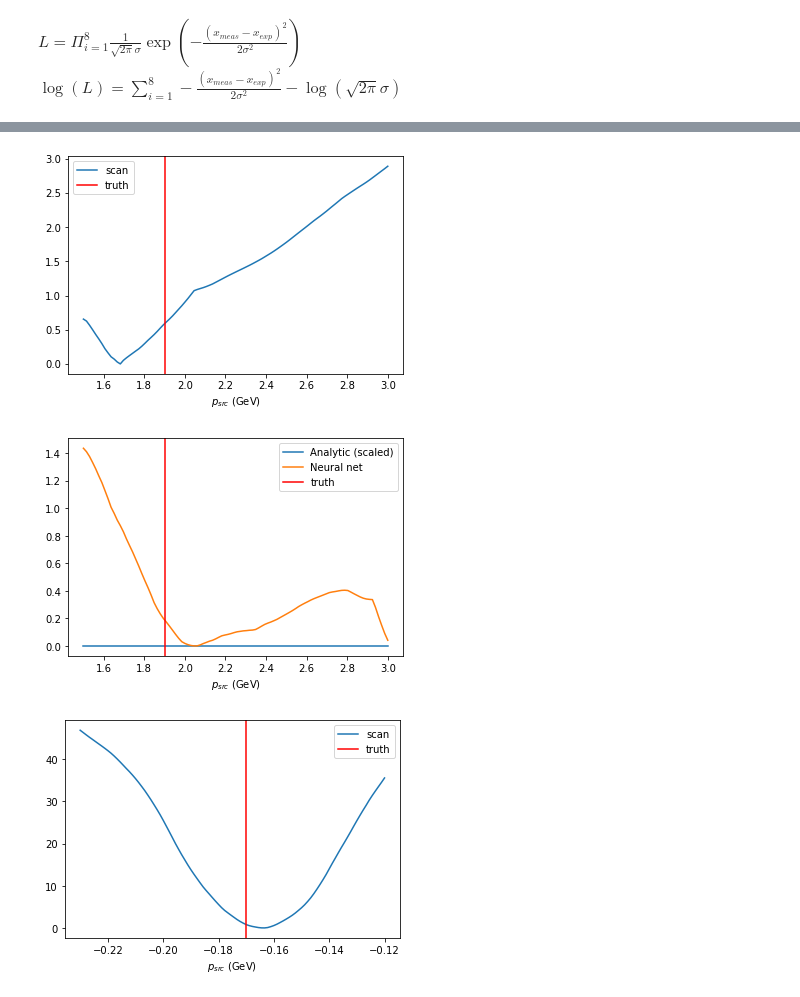
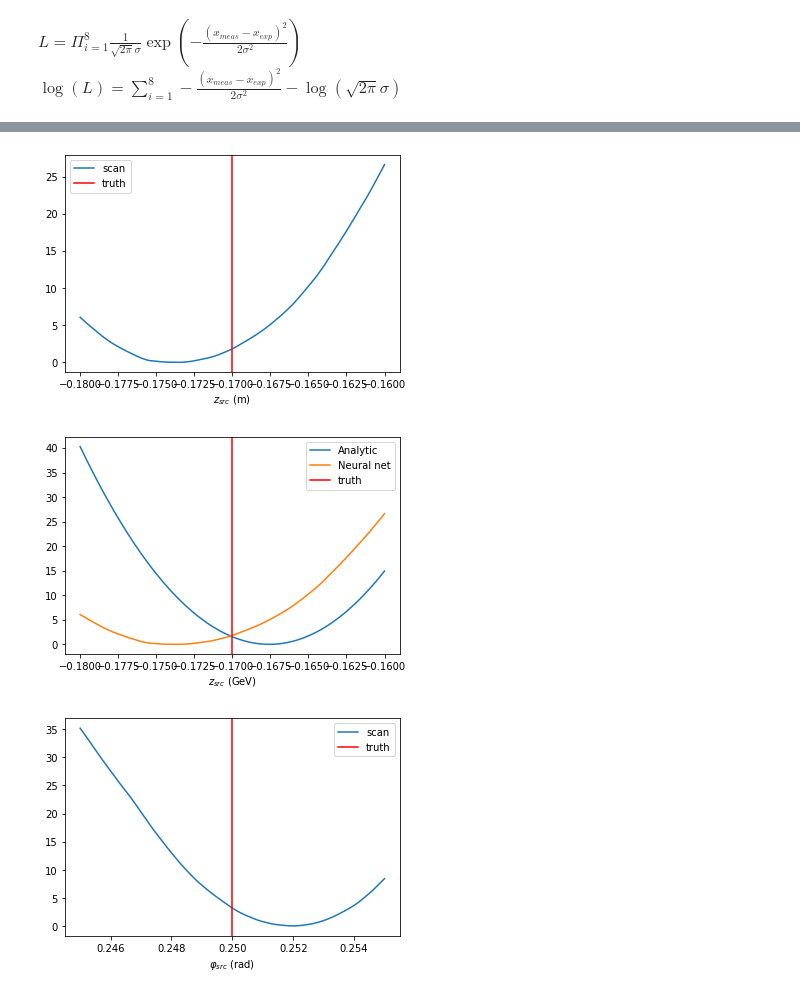
Before and after one commit to ekraegeloh/ML_tracking, a Jupyter notebook: track_reco/LLH_NN/Tracker toy model v0.ipynb, the cells around one changed output, grey strips where cells are left out. Saved outputs shown, nothing was run; the diff lists cells and outputs as text; code cells hidden in the pictures.

```diff
--- a/track_reco/LLH_NN/Tracker toy model v0.ipynb
+++ b/track_reco/LLH_NN/Tracker toy model v0.ipynb
@@ -348,6 +312,6 @@ plot_2d_scan(llh_z_phi_scan, zs,phis,z_toy, phi_toy,
 # %%
-N_mc = 100000#0
-mc, truth = MC_events(N_mc,zlims=(-0.23,-0.12),phi_lims=(0.24,0.26))
+N_mc = 100000
+mc, truth = MC_events(N_mc,zlims=(-0.18,-0.16),phi_lims=(0.245,0.255))
 # %%
 #neural nets
 
@@ -516,5 +475,5 @@ hitnet.model.compile(loss='binary_crossentropy', optimizer=optimizer)
 #    hitnet.d_test = make_dataset(hitnet.x_test, hitnet.t_test)
 #    hitnet.hist = hitnet.model.fit(hitnet.d_train, epochs=1, verbose=1, validation_data=hitnet.d_test)
 
-hitnet.hist = hitnet.model.fit(hitnet.d_train, epochs=10, verbose=1, validation_data=hitnet.d_test)
+hitnet.hist = hitnet.model.fit(hitnet.d_train, epochs=50, verbose=1, validation_data=hitnet.d_test)
 # %% [output]
@@ -562,7 +518,7 @@ def plot_1d_diff(theory, nn, xs, true_x, axis_label):
 
     #scan_a *= scan_b.max()/scan_a.max()
 
-    plt.plot(xs,scan_a,label='Analytic (scaled)')
+    plt.plot(xs,scan_a,label='Analytic')
     plt.plot(xs,scan_b,label='Neural net')
 
     #diff = scan_a - scan_b
@@ -589,20 +545,20 @@ def plot_2d_diff(theory, nn, xs, ys, true_x, true_y, axis_labels, vmax=None, **k
 
     #scan_a *= scan_b.max()/scan_a.max()
 
-    m1 = ax[0].pcolormesh(xs, ys, scan_a, cmap='Spectral', rasterized=True, linewidth=0, vmin=0, vmax=vmax, label=r'$\Delta LLH$', **kwargs)
-    ax[0].set_title('Analytic (scaled)')
+    m1 = ax[0].pcolormesh(xs, ys, scan_a, cmap='Spectral', rasterized=True, shading='auto', linewidth=0, vmin=0, vmax=vmax, label=r'$\Delta LLH$', **kwargs)
+    ax[0].set_title('Analytic')
     ax[0].set_xlabel(axis_labels[0])
     ax[0].set_ylabel(axis_labels[1])
     colorbar(m1)
 
-    m2 = ax[1].pcolormesh(xs, ys, scan_b, cmap='Spectral', rasterized=True, linewidth=0, vmin=0, vmax=vmax, label=r'$\Delta LLH$', **kwargs)
+    m2 = ax[1].pcolormesh(xs, ys, scan_b, cmap='Spectral', rasterized=True, shading='auto', linewidth=0, vmin=0, vmax=vmax, label=r'$\Delta LLH$', **kwargs)
     ax[1].set_title('Neural net')
     ax[1].set_xlabel(axis_labels[0])
     ax[1].set_ylabel(axis_labels[1])
     colorbar(m2)
 
     diff = scan_a - scan_b
-    md = ax[2].pcolormesh(xs, ys, diff, cmap='RdBu', vmin=-np.max(np.abs(diff)), vmax=np.max(np.abs(diff)), label=r'$\Delta LLH$', **kwargs)
+    md = ax[2].pcolormesh(xs, ys, diff, cmap='RdBu', shading='auto', vmin=-np.max(np.abs(diff)), vmax=np.max(np.abs(diff)), label=r'$\Delta LLH$', **kwargs)
     #md = axes[2].pcolormesh(xs, ys, diff, cmap='RdBu', vmin=-100, vmax=100, label=r'$\Delta LLH$', **kwargs)
     ax[2].set_title('diff')
     ax[2].set_xlabel(axis_labels[0])
@@ -616,32 +570,36 @@ ps = np.linspace(2.85,2.95,100)
 # %%
-scan_t = np.vstack([np.ones(grid_spacing)*z_toy,ps,np.ones(grid_spacing)*phi_toy]).T
+zs = np.linspace(-0.18,-0.16,grid_spacing)
+
+scan_t = np.vstack([zs,np.ones(grid_spacing)*phi_toy]).T
 scan_t = np.repeat(scan_t,N_det,axis=0)
 
 scan_x = np.tile(ev,grid_spacing)
 scan_x = np.vstack((scan_x,np.tile(det_zs,grid_spacing))).T
 
-nn_p_scan = hitnet.llh.predict([scan_x,scan_t])
+nn_z_scan = hitnet.llh.predict([scan_x,scan_t])
 
-nn_p_scan = -np.sum(nn_p_scan.reshape(-1,N_det),axis=1)
-plot_1d_scan(nn_p_scan, ps, p_toy, axis_label='$p_{src}$ (GeV)')
+nn_z_scan = -np.sum(nn_z_scan.reshape(-1,N_det),axis=1)
+plot_1d_scan(nn_z_scan, zs, z_toy, axis_label='$z_{src}$ (m)')
 # %% [output]
-[figure, old version]
+[figure, new version]
 # %%
-llh_p_scan = map_1d(ev, 1, ps, z_toy, p_toy, phi_toy)
+llh_z_scan = map_1d(ev, 0, zs, z_toy, phi_toy)
 
-plot_1d_diff(llh_p_scan, nn_p_scan, ps, p_toy, '$p_{src}$ (GeV)')
+plot_1d_diff(llh_z_scan, nn_z_scan, zs, z_toy, '$z_{src}$ (GeV)')
 # %% [output]
-[figure, old version]
+[figure, new version]
 # %%
-scan_t = np.vstack([zs,np.ones(grid_spacing)*p_toy,np.ones(grid_spacing)*phi_toy]).T
+phis = np.linspace(0.245, 0.255, grid_spacing)
+
+scan_t = np.vstack([np.ones(grid_spacing)*z_toy,phis]).T
 scan_t = np.repeat(scan_t,N_det,axis=0)
 
 scan_x = np.tile(ev,grid_spacing)
 scan_x = np.vstack((scan_x,np.tile(det_zs,grid_spacing))).T
 
-nn_z_scan = hitnet.llh.predict([scan_x,scan_t])
+nn_phi_scan = hitnet.llh.predict([scan_x,scan_t])
 
-nn_z_scan = -np.sum(nn_z_scan.reshape(-1,N_det),axis=1)
-plot_1d_scan(nn_z_scan, zs, z_toy, axis_label='$p_{src}$ (GeV)')
+nn_phi_scan = -np.sum(nn_phi_scan.reshape(-1,N_det),axis=1)
+plot_1d_scan(nn_phi_scan, phis, phi_toy, axis_label=r'$\varphi_{src}$ (rad)')
 # %% [output]
-[figure, old version]
+[figure, new version]
```
Also changed, not shown: parts of 41 cells of this notebook, 1 other file.
